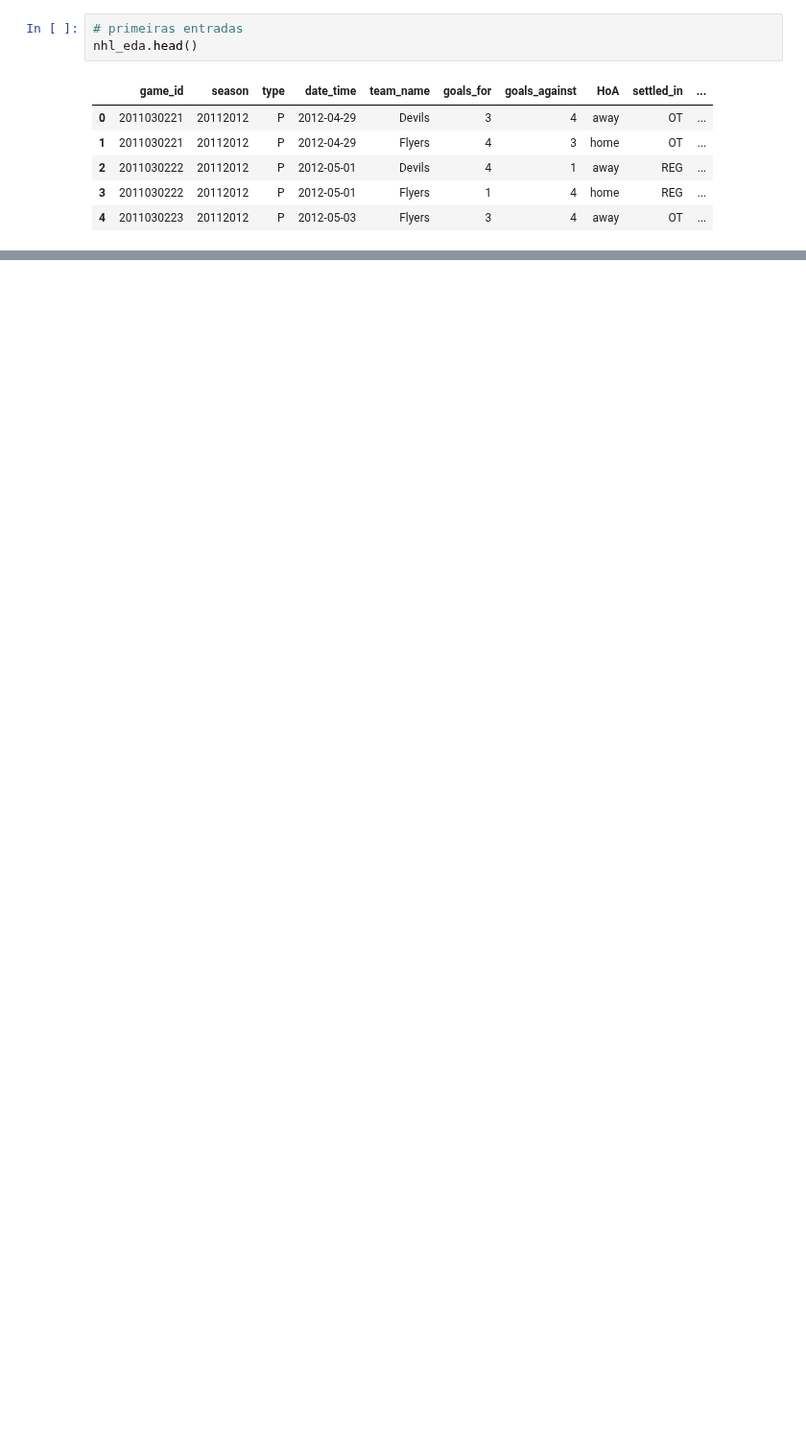
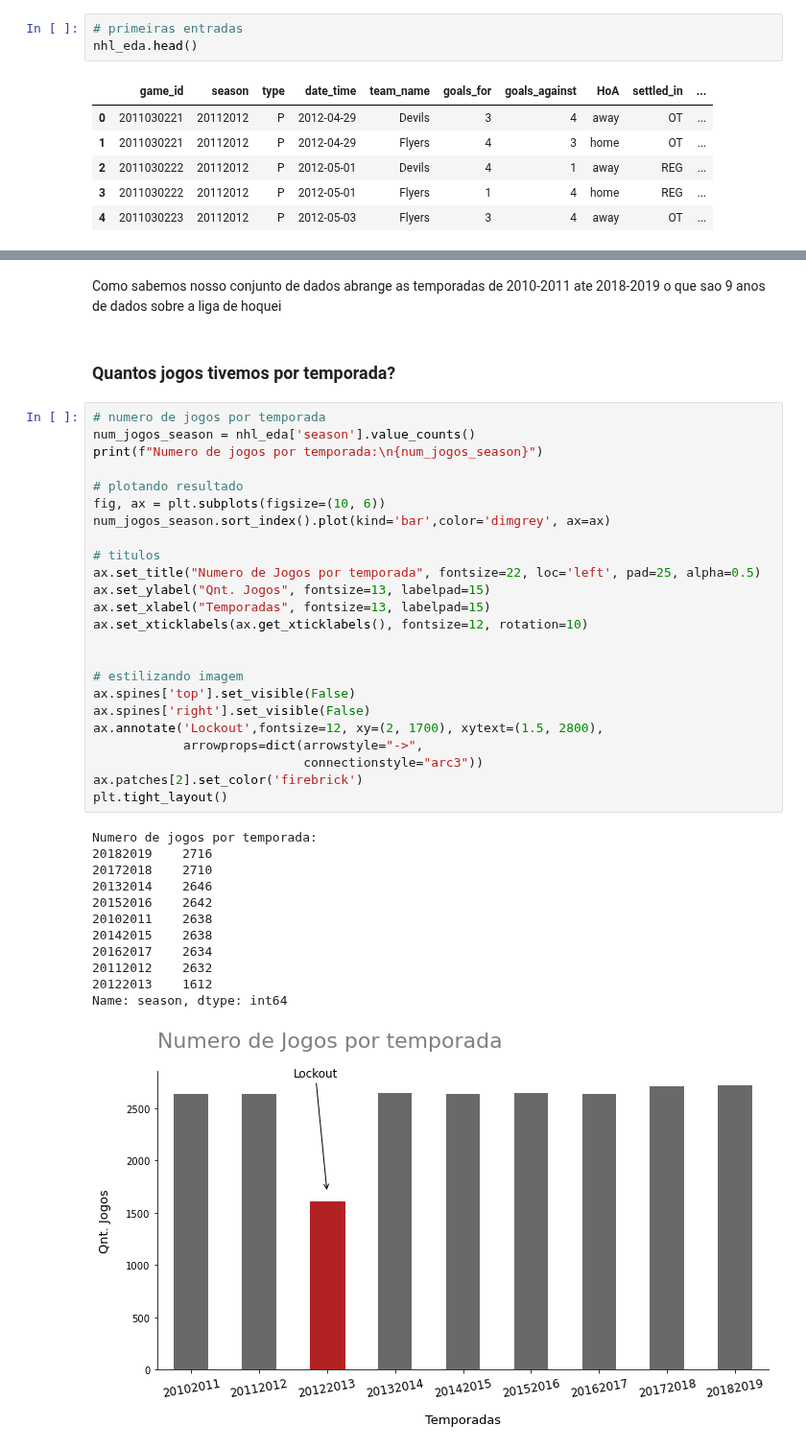
Before and after one commit to DanOakStats/NHL, a Jupyter notebook: eda_data.ipynb, the cells around one changed output, grey strips where cells are left out. Shown at 96% size. Drawn from its saved outputs; the diff is of its cells as text; blank space fills up the shorter version.

```diff
--- a/eda_data.ipynb
+++ b/eda_data.ipynb
@@ -149,0 +304,41 @@ Descrição das variáveis:
+# %% [markdown]
+Como sabemos nosso conjunto de dados abrange as temporadas de 2010-2011 ate 2018-2019 o que sao 9 anos de dados sobre a liga de hoquei
+# %% [markdown]
+### Quantos jogos tivemos por temporada?
+# %%
+# numero de jogos por temporada
+num_jogos_season = nhl_eda['season'].value_counts()
+print(f"Numero de jogos por temporada:\n{num_jogos_season}")
+
+# plotando resultado
+fig, ax = plt.subplots(figsize=(10, 6))
+num_jogos_season.sort_index().plot(kind='bar',color='dimgrey', ax=ax)
+
+# titulos
+ax.set_title("Numero de Jogos por temporada", fontsize=22, loc='left', pad=25, alpha=0.5)
+ax.set_ylabel("Qnt. Jogos", fontsize=13, labelpad=15)
+ax.set_xlabel("Temporadas", fontsize=13, labelpad=15)
+ax.set_xticklabels(ax.get_xticklabels(), fontsize=12, rotation=10)
+
+
+# estilizando imagem
+ax.spines['top'].set_visible(False)
+ax.spines['right'].set_visible(False)
+ax.annotate('Lockout',fontsize=12, xy=(2, 1700), xytext=(1.5, 2800),
+            arrowprops=dict(arrowstyle="->",
+                            connectionstyle="arc3"))
+ax.patches[2].set_color('firebrick')
+plt.tight_layout()
+# %% [output]
+Numero de jogos por temporada:
+20182019    2716
+20172018    2710
+20132014    2646
+20152016    2642
+20102011    2638
+20142015    2638
+20162017    2634
+20112012    2632
+20122013    1612
+Name: season, dtype: int64
+[figure, added]
```
Also changed, not shown: parts of 21 cells of this notebook.
